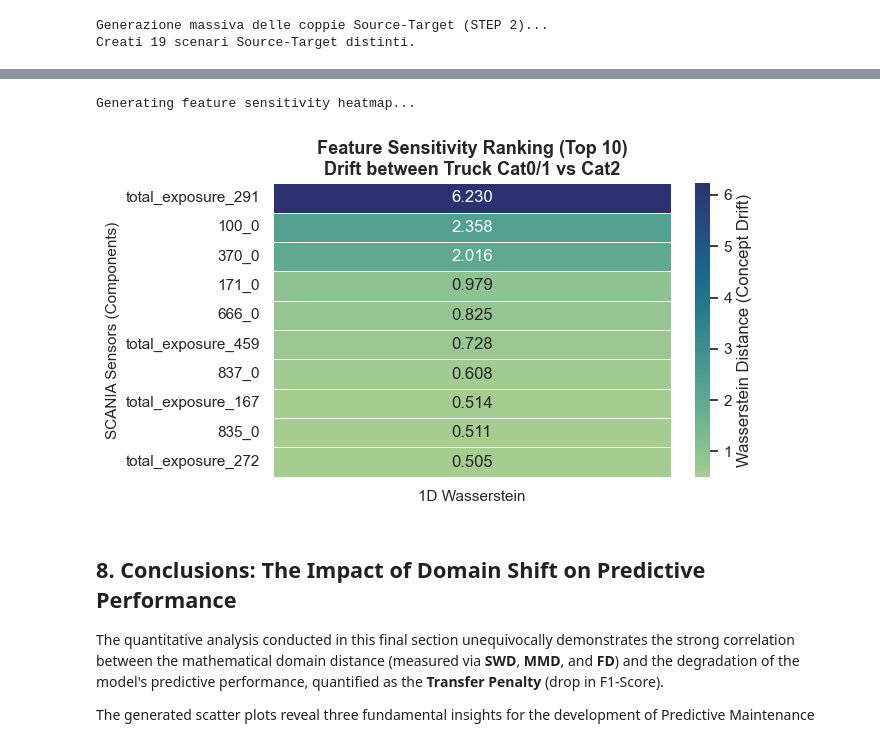
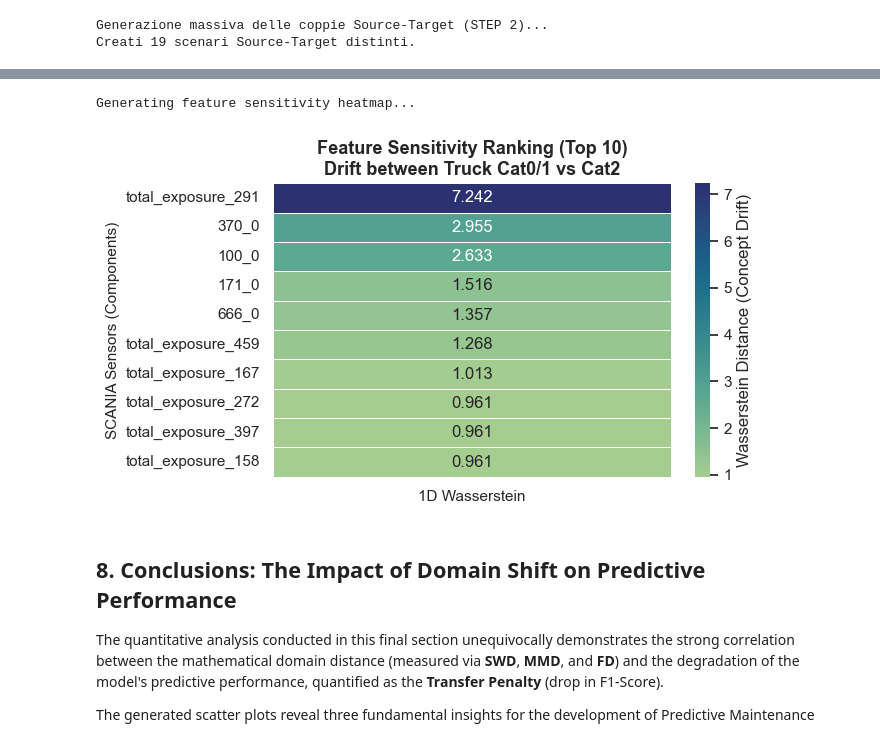
Before and after one commit to lollogiro/ai4i-transfer-learning-synthetic, a Jupyter notebook: stage2-transfer_learning/scania.ipynb, the cells around one changed output, grey strips where cells are left out. Saved outputs shown, nothing was run; the diff lists cells and outputs as text; code cells hidden in the pictures.

```diff
--- a/stage2-transfer_learning/scania.ipynb
+++ b/stage2-transfer_learning/scania.ipynb
@@ -134,3 +133,19 @@ print(f"Creati {len(scenarios)} scenari Source-Target distinti.")
 # %% [output]
 Generazione massiva delle coppie Source-Target (STEP 2)...
 Creati 19 scenari Source-Target distinti.
+# %%
+
+def sample_by_vehicle(df, n_samples, features, seed=42, agg='mean'):
+    """Campiona n_samples VEICOLI distinti (non righe) per evitare pseudo-replicazione."""
+    rng = np.random.default_rng(seed)
+    unique_vehicles = df['vehicle_id'].unique()
+    n = min(n_samples, len(unique_vehicles))
+    chosen = rng.choice(unique_vehicles, size=n, replace=False)
+
+    subset = df[df['vehicle_id'].isin(chosen)]
+    if agg == 'mean':
+        # una riga per veicolo: media delle letture nel tempo
+        return subset.groupby('vehicle_id')[features].mean().values
+    else:
+        # oppure una lettura casuale per veicolo
+        return subset.groupby('vehicle_id').sample(1, random_state=seed)[features].values
@@ -144,12 +238,18 @@ def mmd_rbf(X, Y, gamma=0.1):
     XX, YY, XY = rbf_kernel(X, X, gamma), rbf_kernel(Y, Y, gamma), rbf_kernel(X, Y, gamma)
     return XX.mean() + YY.mean() - 2 * XY.mean()
 
-def frechet_distance(X, Y):
+def frechet_distance(X, Y, eps=1e-6):
     mu1, sigma1 = X.mean(axis=0), np.cov(X, rowvar=False)
     mu2, sigma2 = Y.mean(axis=0), np.cov(Y, rowvar=False)
+
+    # Regolarizzazione per stabilità numerica (evita matrici singolari)
+    sigma1 += np.eye(sigma1.shape[0]) * eps
+    sigma2 += np.eye(sigma2.shape[0]) * eps
+
     diff = mu1 - mu2
     covmean = scipy.linalg.sqrtm(sigma1.dot(sigma2))
-    if np.iscomplexobj(covmean): covmean = covmean.real
+    if np.iscomplexobj(covmean):
+        covmean = covmean.real
     return diff.dot(diff) + np.trace(sigma1) + np.trace(sigma2) - 2 * np.trace(covmean)
 
 # --- FUNZIONE AGGIORNATA PER ACCETTARE IL SEED ---
@@ -192,6 +292,7 @@ print("Esecuzione pipeline MULTI-SEED su tutti gli scenari...")
 seeds_list = [42, 123, 999]
 all_results = []
 
+
 for scenario in tqdm(scenarios):
     src_domain_full = df_full[scenario['src_mask']]
     tgt_domain_full = df_full[scenario['tgt_mask']]
@@ -199,13 +300,17 @@ for scenario in tqdm(scenarios):
     src_anomalies = src_domain_full[src_domain_full['in_study_repair'] == 1]
     tgt_anomalies = tgt_domain_full[tgt_domain_full['in_study_repair'] == 1]
 
-    n_samples = min(500, len(src_anomalies), len(tgt_anomalies))
-    if n_samples < 5:
+    # Contiamo i VEICOLI unici disponibili, non le righe (time-step)
+    n_src_vehicles = src_anomalies['vehicle_id'].nunique()
+    n_tgt_vehicles = tgt_anomalies['vehicle_id'].nunique()
+    n_samples = min(500, n_src_vehicles, n_tgt_vehicles)
+
+    MIN_SAMPLES_FOR_COV = 3 * len(final_features)
+    if n_samples < MIN_SAMPLES_FOR_COV:
         continue
 
-    # Calcoliamo le distanze spaziali (usiamo il primo seed per campionare, la geometria non cambia molto)
-    X = src_anomalies[final_features].sample(n_samples, random_state=42).values
-    Y = tgt_anomalies[final_features].sample(n_samples, random_state=42).values
+    X = sample_by_vehicle(src_anomalies, n_samples, final_features, seed=42)
+    Y = sample_by_vehicle(tgt_anomalies, n_samples, final_features, seed=42)
 
     scaler = StandardScaler().fit(X)
     X_scaled, Y_scaled = scaler.transform(X), scaler.transform(Y)
@@ -330,8 +470,8 @@ def plot_feature_sensitivity(source_df, target_df, features, scenario_name, top_
         print("Insufficient data.")
         return
 
-    X = source_df[features].sample(n_samples, random_state=42).values
-    Y = target_df[features].sample(n_samples, random_state=42).values
+    X = sample_by_vehicle(source_df, n_samples, features, seed=42)
+    Y = sample_by_vehicle(target_df, n_samples, features, seed=42)
 
     # Standardization calculated ONLY on the source (best practice to avoid "polluting" the data)
     scaler = StandardScaler().fit(X)
@@ -349,34 +489,34 @@ def plot_feature_sensitivity(source_df, target_df, features, scenario_name, top_
         '1D Wasserstein': w_distances
     }).sort_values(by='1D Wasserstein', ascending=False).head(top_n).set_index('Feature')
 
     # TEP style heatmap plotting (crest)
     plt.figure(figsize=(7, max(4, top_n * 0.4)))
     sns.heatmap(
         df_features_sorted,
         cmap="crest",
         annot=True,
         fmt=".3f",
         cbar_kws={'label': 'Wasserstein Distance (Concept Drift)'},
         linewidths=0.5
     )
     plt.title(f"Feature Sensitivity Ranking (Top {top_n})\n{scenario_name}", fontsize=13, fontweight='bold')
     plt.ylabel("SCANIA Sensors (Components)", fontsize=11)
     plt.xlabel("")
     plt.tight_layout()
     plt.show()
 
 print("Generating feature sensitivity heatmap...")
 
 # Ricostruiamo i dataset Cat0/1 vs Cat2 filtrando solo le anomalie
 cat_col = df_full.select_dtypes(include=['object']).columns[0] # Trova la colonna delle categorie
 
 source_specs_heatmap = df_full[(df_full[cat_col].isin(['Cat0', 'Cat1'])) & (df_full['in_study_repair'] == 1)]
 target_specs_heatmap = df_full[(df_full[cat_col] == 'Cat2') & (df_full['in_study_repair'] == 1)]
 
 plot_feature_sensitivity(source_specs_heatmap, target_specs_heatmap, final_features, 'Drift between Truck Cat0/1 vs Cat2')
 # %% [output]
 Generating feature sensitivity heatmap...
-[figure, old version]
+[figure, new version]
 # %% [markdown]
 ## 8. Conclusions: The Impact of Domain Shift on Predictive Performance
 
```
Also changed, not shown: parts of 4 cells of this notebook.
